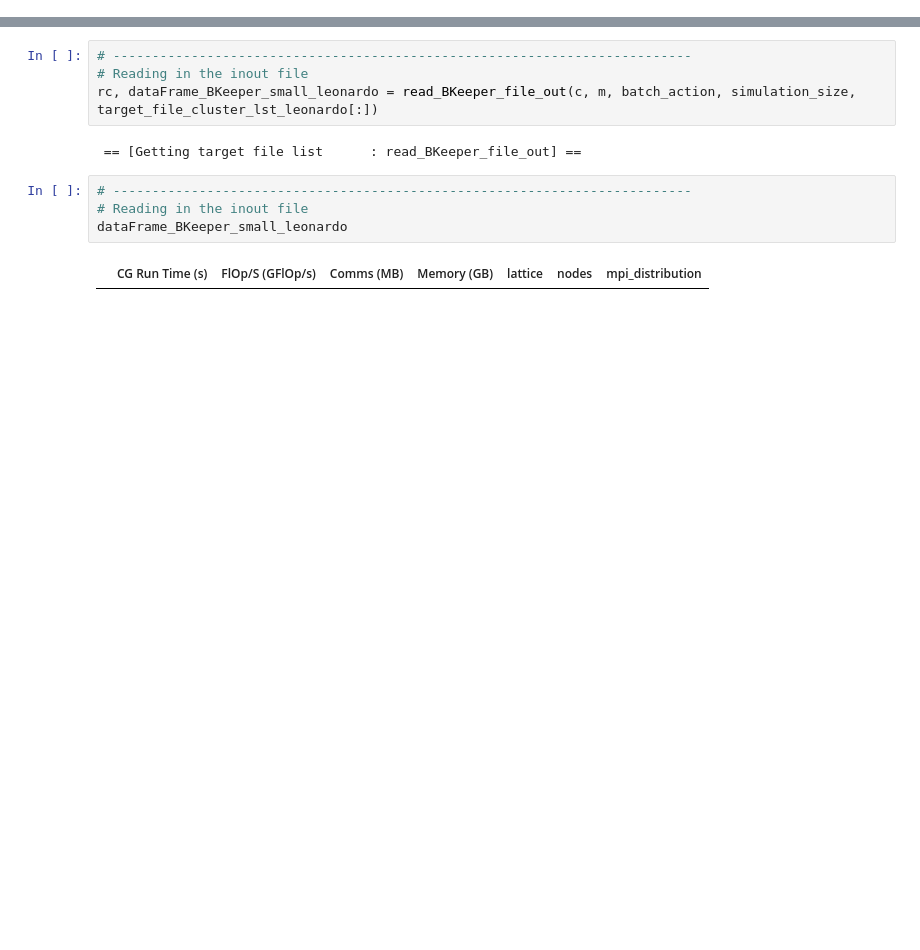
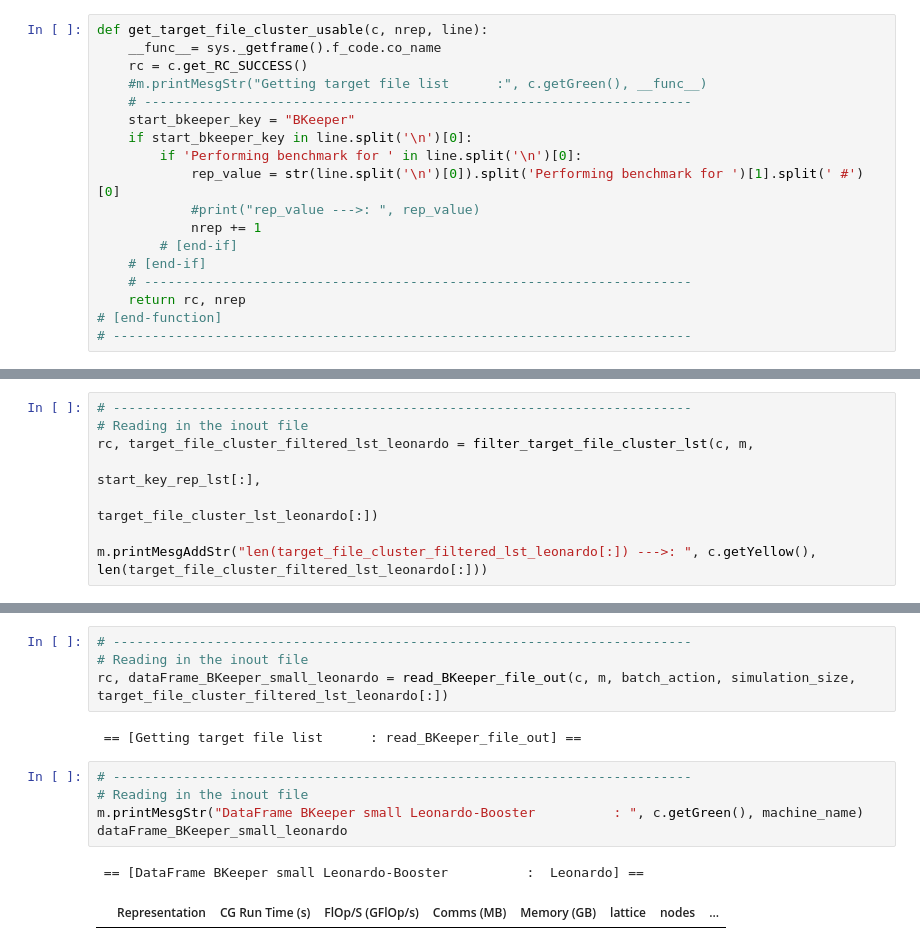
Before and after one commit to fbonnet08/Bench_Grid_HiRep, a Jupyter notebook: src/PythonCodes/Jupyter-NoteBooks/LLR-Bench_Grid_HiRep_Notebooks/Notebook_Bench_Grid_HiRep.ipynb, the cells around one changed output, grey strips where cells are left out. Cells and saved outputs as stored; diff of their text form; blank space fills up the shorter version.

```diff
--- a/src/PythonCodes/Jupyter-NoteBooks/LLR-Bench_Grid_HiRep_Notebooks/Notebook_Bench_Grid_HiRep.ipynb
+++ b/src/PythonCodes/Jupyter-NoteBooks/LLR-Bench_Grid_HiRep_Notebooks/Notebook_Bench_Grid_HiRep.ipynb
@@ -257,3 +337,21 @@ def getTarget_file_cluster_lst(c, m, target_file_lst):
+# %%
+def get_target_file_cluster_usable(c, nrep, line):
+    __func__= sys._getframe().f_code.co_name
+    rc = c.get_RC_SUCCESS()
+    #m.printMesgStr("Getting target file list      :", c.getGreen(), __func__)
+    # ----------------------------------------------------------------------
+    start_bkeeper_key = "BKeeper"
+    if start_bkeeper_key in line.split('\n')[0]:
+        if 'Performing benchmark for ' in line.split('\n')[0]:
+            rep_value = str(line.split('\n')[0]).split('Performing benchmark for ')[1].split(' #')[0]
+            #print("rep_value --->: ", rep_value)
+            nrep += 1
+        # [end-if]
+    # [end-if]
+    # ----------------------------------------------------------------------
+    return rc, nrep
+# [end-function]
+# --------------------------------------------------------------------------
 # %% [markdown]
 ### readCluster_file_out
 # %%
@@ -563,0 +727,8 @@ m.printMesgAddStr("target_file_cluster_lst_leonardo[:] --->: ", c.getYellow(), t
+# %%
+# --------------------------------------------------------------------------
+# Reading in the inout file
+rc, target_file_cluster_filtered_lst_leonardo = filter_target_file_cluster_lst(c, m,
+                                                                                start_key_rep_lst[:],
+                                                                                target_file_cluster_lst_leonardo[:])
+
+m.printMesgAddStr("len(target_file_cluster_filtered_lst_leonardo[:]) --->: ", c.getYellow(), len(target_file_cluster_filtered_lst_leonardo[:]))
@@ -564,12 +738,14 @@ m.printMesgAddStr("target_file_cluster_lst_leonardo[:] --->: ", c.getYellow(), t
 # %%
 # --------------------------------------------------------------------------
 # Reading in the inout file
-rc, dataFrame_BKeeper_small_leonardo = read_BKeeper_file_out(c, m, batch_action, simulation_size, target_file_cluster_lst_leonardo[:])
+rc, dataFrame_BKeeper_small_leonardo = read_BKeeper_file_out(c, m, batch_action, simulation_size, target_file_cluster_filtered_lst_leonardo[:])
 # %% [output]
  == [Getting target file list      : read_BKeeper_file_out] ==
 # %%
 # --------------------------------------------------------------------------
 # Reading in the inout file
+m.printMesgStr("DataFrame BKeeper small Leonardo-Booster          : ", c.getGreen(), machine_name)
 dataFrame_BKeeper_small_leonardo
 # %% [output]
+ == [DataFrame BKeeper small Leonardo-Booster          :  Leonardo] ==
-|  | CG Run Time (s) | FlOp/S (GFlOp/s) | Comms (MB) | Memory (GB) | lattice | nodes | mpi_distribution |
+|  | Representation | CG Run Time (s) | FlOp/S (GFlOp/s) | Comms (MB) | Memory (GB) | lattice | nodes | ... |
```
Also changed, not shown: parts of 22 cells of this notebook, 1 other file.
